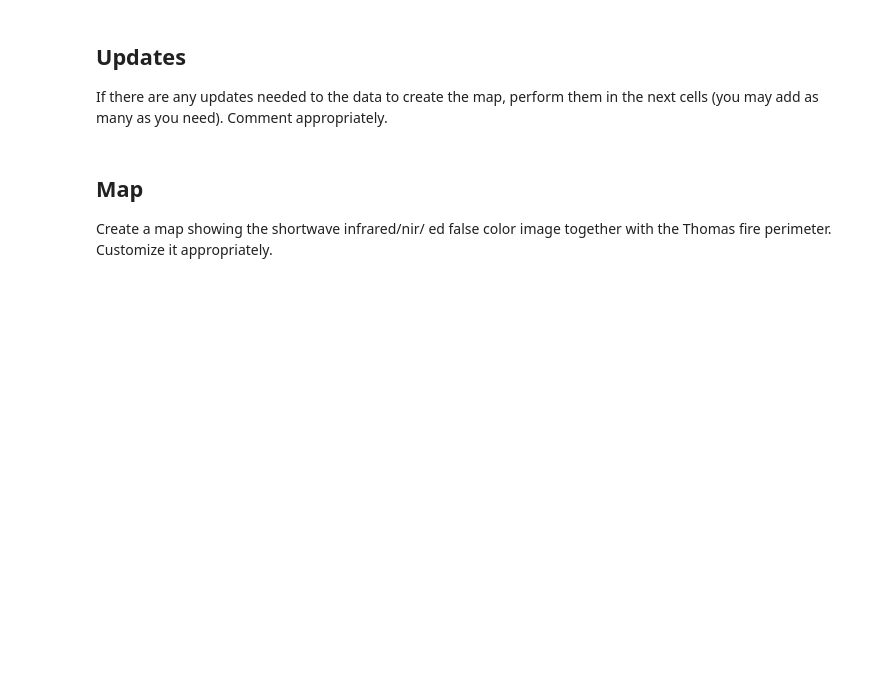
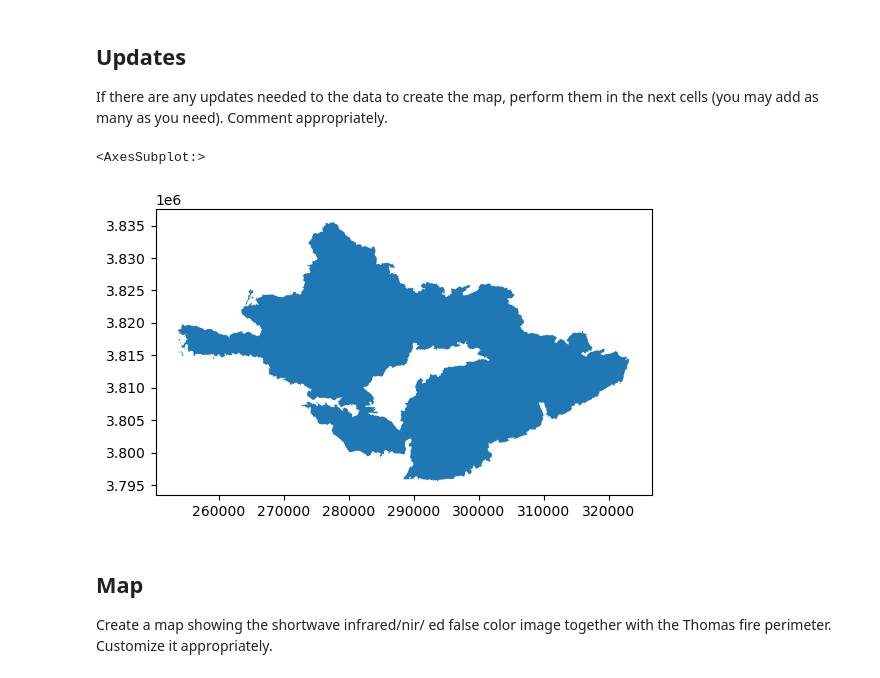
Before and after one commit to cnordheim-maestas/eds-220-hwk4, a Jupyter notebook: hwk4-task2-false-color.ipynb, the cells around one changed output. Cells and saved outputs as stored; diff of their text form; code cells hidden in the pictures; blank space fills up the shorter version.

Commit message:
plotting

```diff
--- a/hwk4-task2-false-color.ipynb
+++ b/hwk4-task2-false-color.ipynb
@@ -341,3 +279,13 @@ Comment appropriately.
+# %%
+fire_reprojected.head(2)
+
+## We only want the thomas fire! This is lots of fires! Filter for FIRE_NAME == THOMAS
+fire_clipped = fire_reprojected[(fire_reprojected.FIRE_NAME=='THOMAS')]
+fire_clipped.head()
+fire_clipped.plot()
+# %% [output]
+<AxesSubplot:>
+[figure, added]
 # %% [markdown]
 ## Map
 
```
Also changed, not shown: parts of 8 cells of this notebook.
